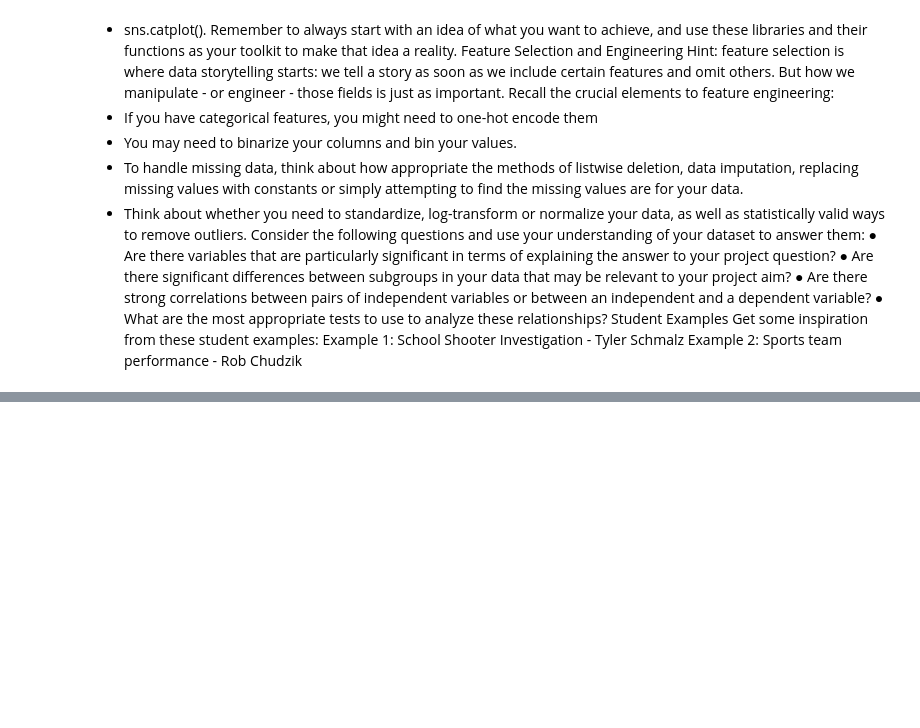
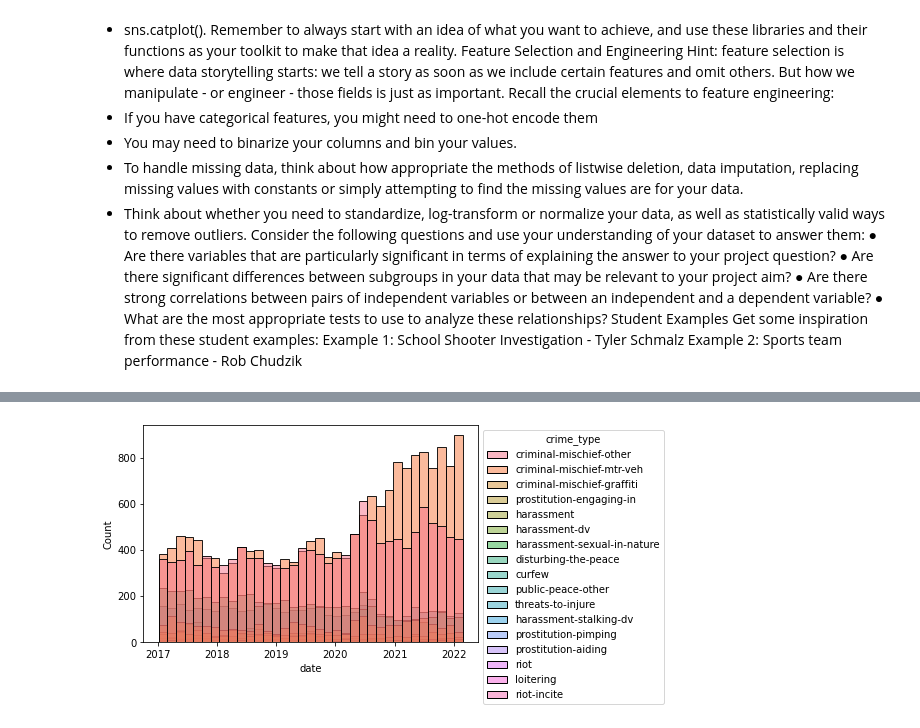
Before and after one commit to Seismic-Striker/Springboard_and_Datacamp, a Jupyter notebook: Denver Crime Data/Denver Crime EDA.ipynb, the cells around one changed output, grey strips where cells are left out. Cells and saved outputs as stored; diff of their text form; code cells hidden in the pictures; blank space fills up the shorter version.

```diff
--- a/Denver Crime Data/Denver Crime EDA.ipynb
+++ b/Denver Crime Data/Denver Crime EDA.ipynb
@@ -69,6 +69,7 @@ Example 1: School Shooter Investigation - Tyler Schmalz
 Example 2: Sports team performance - Rob Chudzik
 # %%
 df = pd.read_csv('denver_crime_clean.csv',index_col=0,parse_dates=['date','reported'])
+df['crime_count'] = 1
 df.info()
 # %% [output]
 <class 'pandas.core.frame.DataFrame'>
@@ -93,18 +132,18 @@ types
 # %%
-public_disorder = crime_df.loc[crime_df['crime_category']=='public-disorder']
-drug_alcohol = crime_df.loc[crime_df['crime_category']=='drug-alcohol']
-all_other_crimes = crime_df.loc[crime_df['crime_category']=='all-other-crimes']
-traffic_accident = crime_df.loc[crime_df['crime_category']=='traffic-accident']
-robbery = crime_df.loc[crime_df['crime_category']=='robbery']
-other_crimes_against_persons = crime_df.loc[crime_df['crime_category']=='other-crimes-against-persons']
-aggravated_assault = crime_df.loc[crime_df['crime_category']=='aggravated-assault']
-arson = crime_df.loc[crime_df['crime_category']=='arson']
-burglary = crime_df.loc[crime_df['crime_category']=='burlary']
-larceny = crime_df.loc[crime_df['crime_category']=='larceny']
-theft_from_car = crime_df.loc[crime_df['crime_category']=='theft-from-motor-vehicle']
-auto_theft = crime_df.loc[crime_df['crime_category']=='auto-theft']
-white_collar_crime = crime_df.loc[crime_df['crime_category']=='white-collar-crime']
-murder = crime_df.loc[crime_df['crime_category']=='murder']
+public_disorder = df.loc[df['crime_category']=='public-disorder']
+drug_alcohol = df.loc[df['crime_category']=='drug-alcohol']
+all_other_crimes = df.loc[df['crime_category']=='all-other-crimes']
+traffic_accident = df.loc[df['crime_category']=='traffic-accident']
+robbery = df.loc[df['crime_category']=='robbery']
+other_crimes_against_persons = df.loc[df['crime_category']=='other-crimes-against-persons']
+aggravated_assault = df.loc[df['crime_category']=='aggravated-assault']
+arson = df.loc[df['crime_category']=='arson']
+burglary = df.loc[df['crime_category']=='burglary']
+larceny = df.loc[df['crime_category']=='larceny']
+theft_from_car = df.loc[df['crime_category']=='theft-from-motor-vehicle']
+auto_theft = df.loc[df['crime_category']=='auto-theft']
+white_collar_crime = df.loc[df['crime_category']=='white-collar-crime']
+murder = df.loc[df['crime_category']=='murder']
 # %%
 subsets = [public_disorder,drug_alcohol,all_other_crimes,
           traffic_accident,robbery,other_crimes_against_persons,aggravated_assault,
@@ -308,0 +251,5 @@ crime_df.to_csv('denver_crime_clean.csv')
+# %%
+_ = sns.histplot(x='date',hue='crime_type',data=public_disorder)
+sns.move_legend(_, "upper left", bbox_to_anchor=(1, 1))
+# %% [output]
+[figure, added]
```
Also changed, not shown: parts of 26 cells of this notebook, 1 other file.
